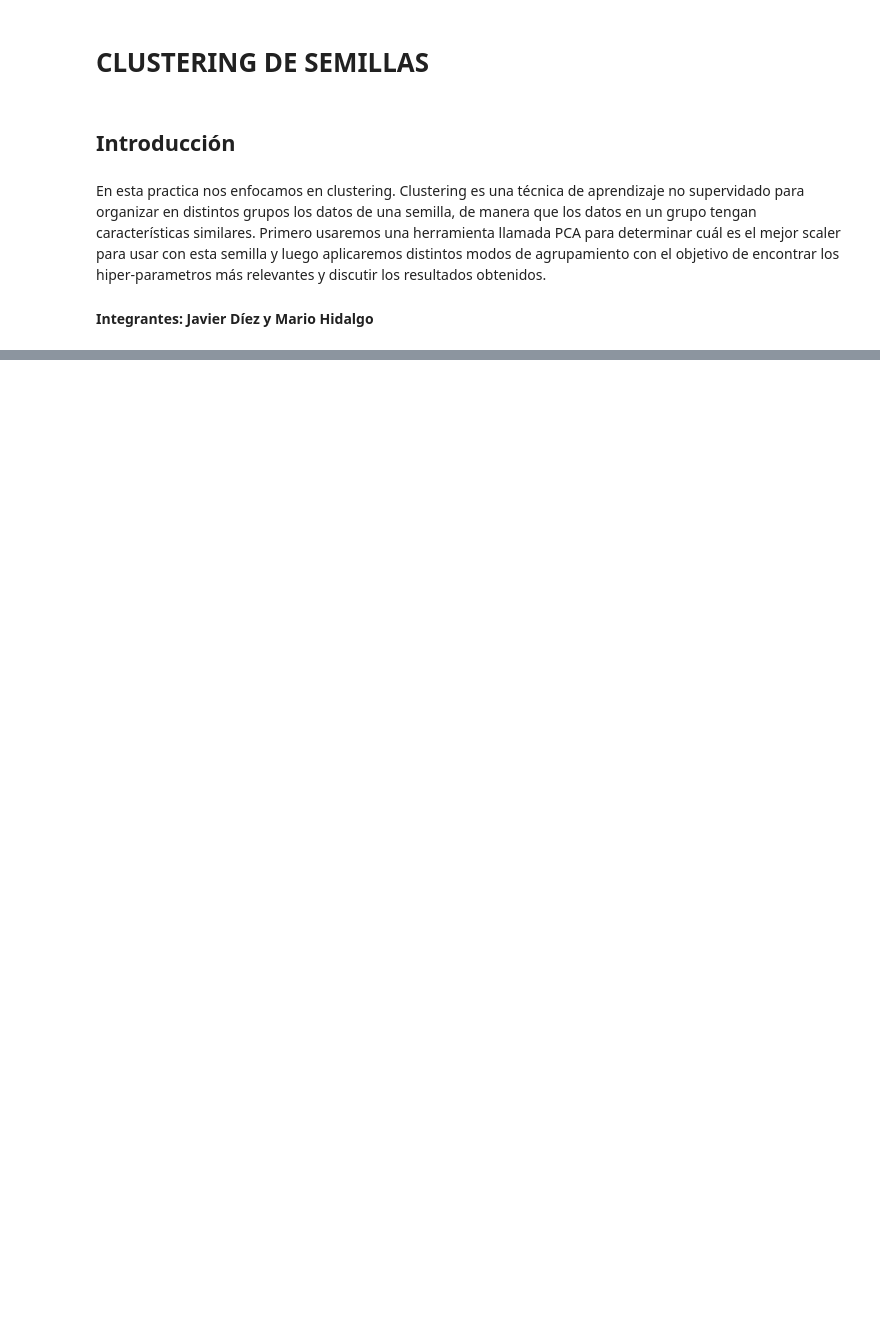
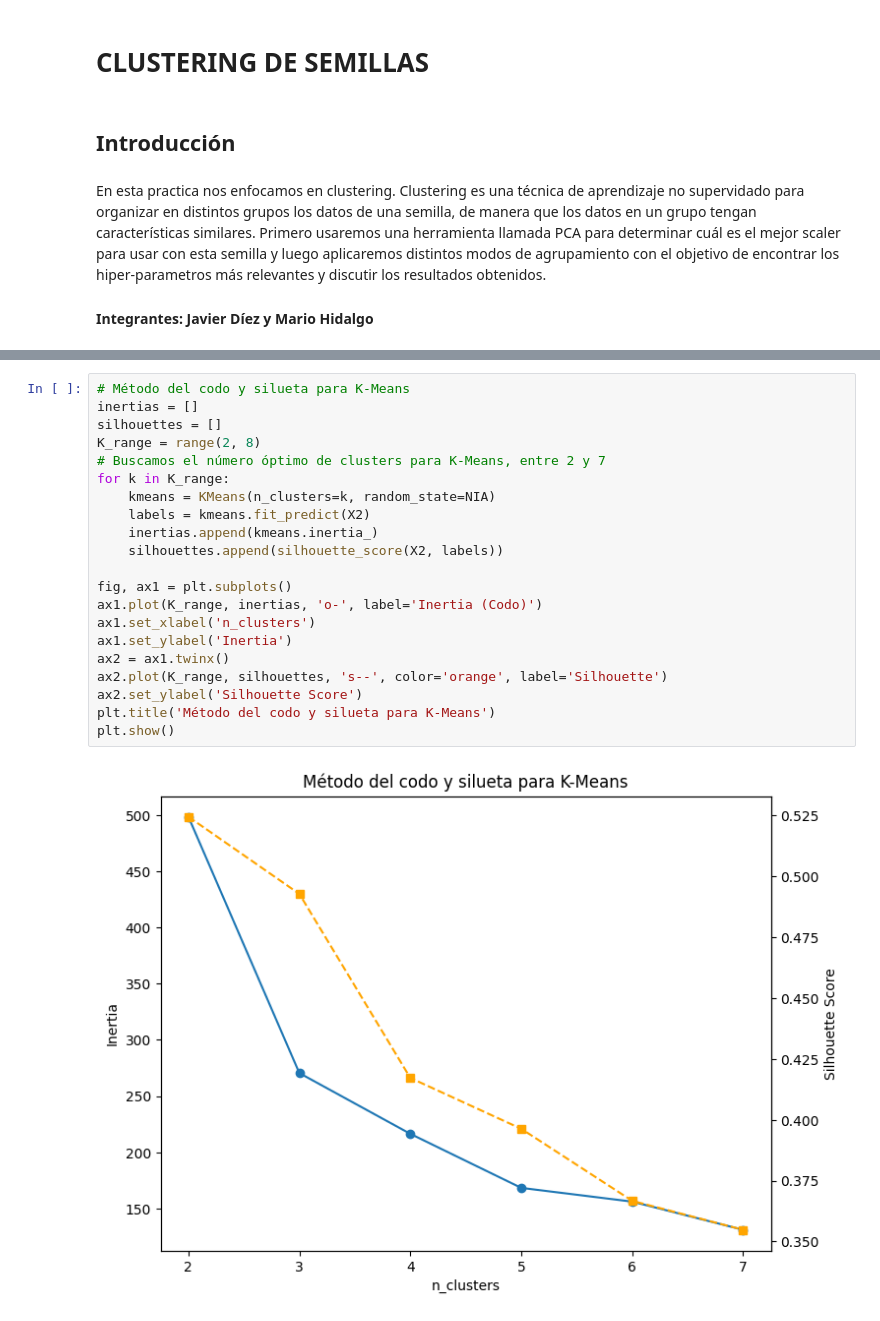
Before and after one commit to 100495801-UC3M/Machine-Learning, a Jupyter notebook: main.ipynb, the cells around one changed output, grey strips where cells are left out. Cells and saved outputs as stored; diff of their text form; blank space fills up the shorter version.

```diff
--- a/main.ipynb
+++ b/main.ipynb
@@ -70,0 +84,23 @@ De los diferentes Scalers, podemos observar que el MinMax es el que nos da unos
+# %%
+# Método del codo y silueta para K-Means
+inertias = []
+silhouettes = []
+K_range = range(2, 8)
+# Buscamos el número óptimo de clusters para K-Means, entre 2 y 7
+for k in K_range:
+    kmeans = KMeans(n_clusters=k, random_state=NIA)
+    labels = kmeans.fit_predict(X2)
+    inertias.append(kmeans.inertia_)
+    silhouettes.append(silhouette_score(X2, labels))
+
+fig, ax1 = plt.subplots()
+ax1.plot(K_range, inertias, 'o-', label='Inertia (Codo)')
+ax1.set_xlabel('n_clusters')
+ax1.set_ylabel('Inertia')
+ax2 = ax1.twinx()
+ax2.plot(K_range, silhouettes, 's--', color='orange', label='Silhouette')
+ax2.set_ylabel('Silhouette Score')
+plt.title('Método del codo y silueta para K-Means')
+plt.show()
+# %% [output]
+[figure, added]
```
Also changed, not shown: parts of 21 cells of this notebook.
